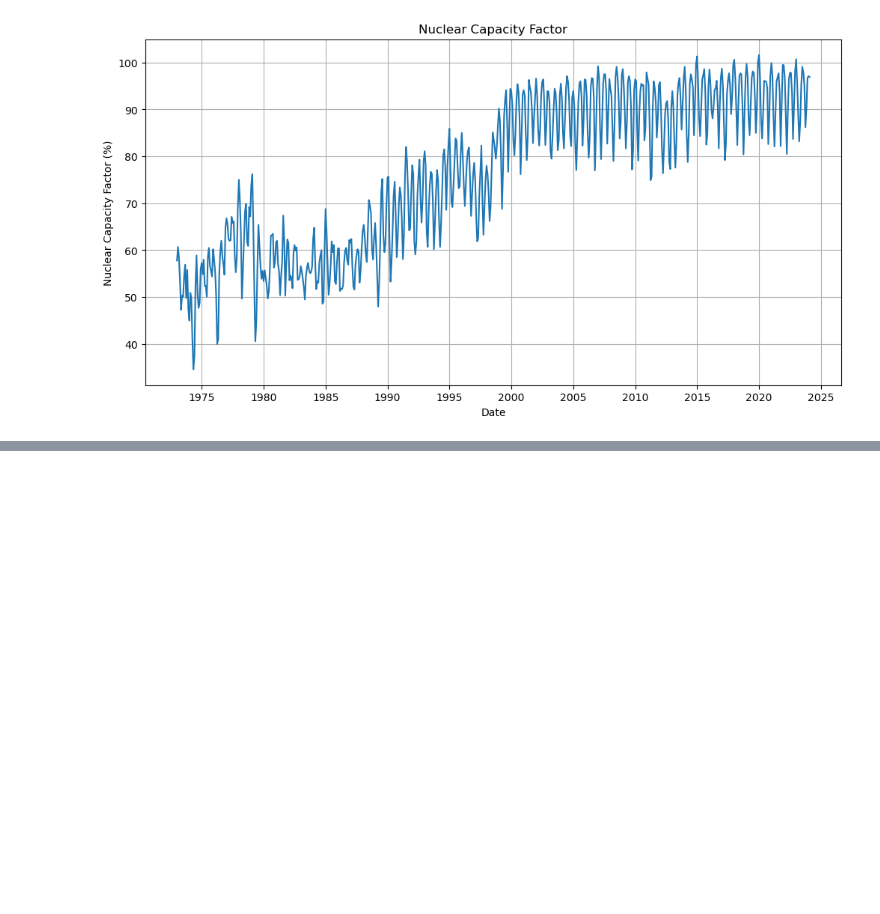
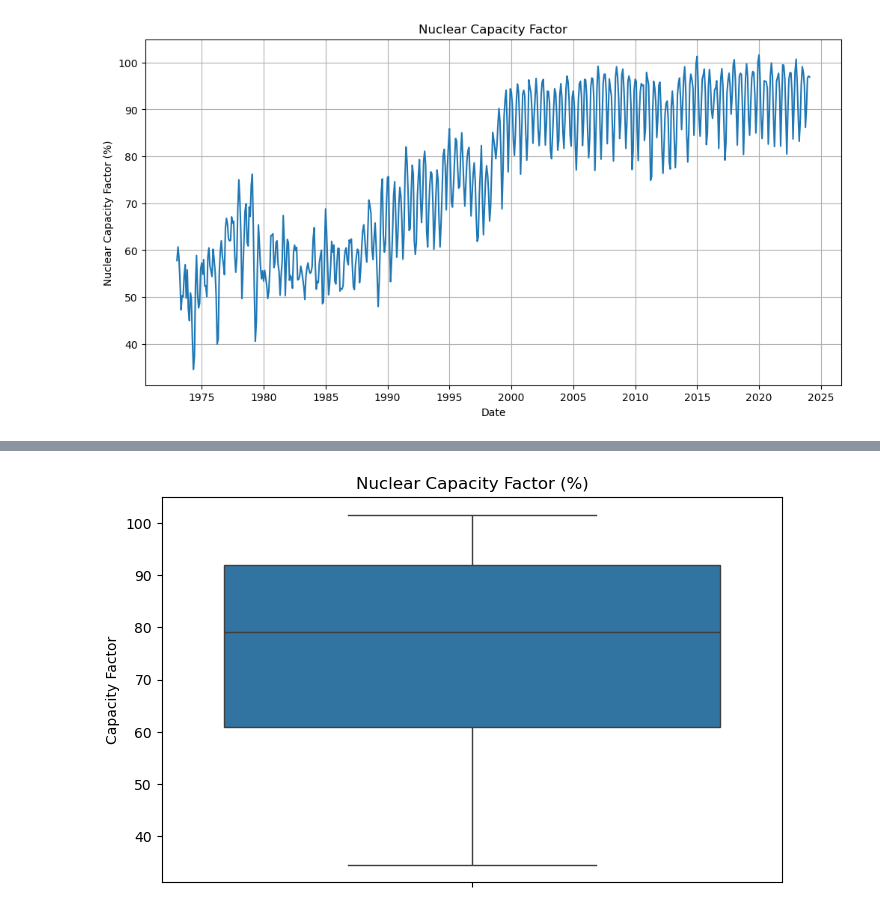
Before and after one commit to daffwwz/nuclear-energy-dataset-analysis, a Jupyter notebook: data_prep.ipynb, the cells around one changed output, grey strips where cells are left out. Saved outputs shown, nothing was run; the diff lists cells and outputs as text; code cells hidden in the pictures; blank space fills up the shorter version.

```diff
--- a/data_prep.ipynb
+++ b/data_prep.ipynb
@@ -151,0 +178,8 @@ plt.show()
+# %%
+plt.figure(figsize=(8,5))
+sns.boxplot(y='Nuclear Generating Units, Capacity Factor', data=df)
+plt.title('Nuclear Capacity Factor (%)')
+plt.ylabel('Capacity Factor')
+plt.show()
+# %% [output]
+[figure, added]
```
Also changed, not shown: parts of 3 cells of this notebook.
